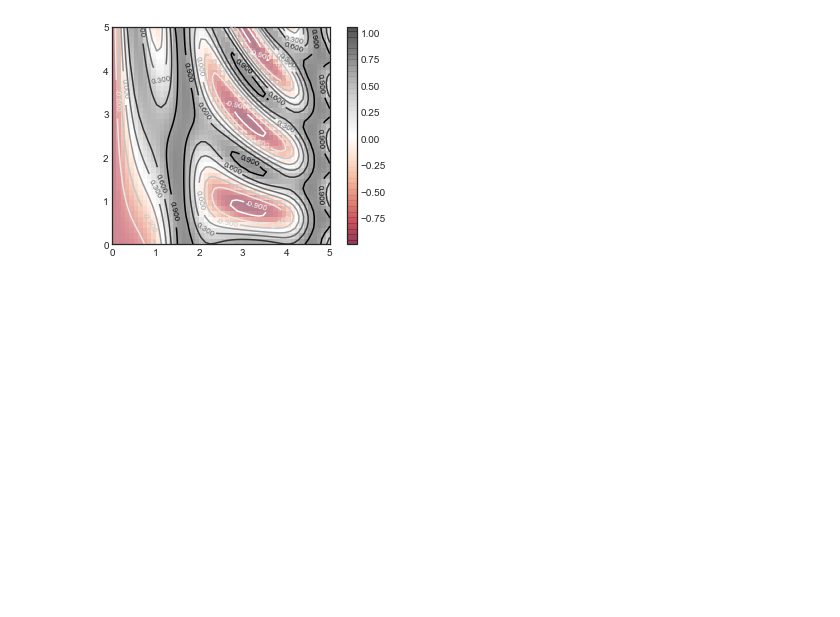
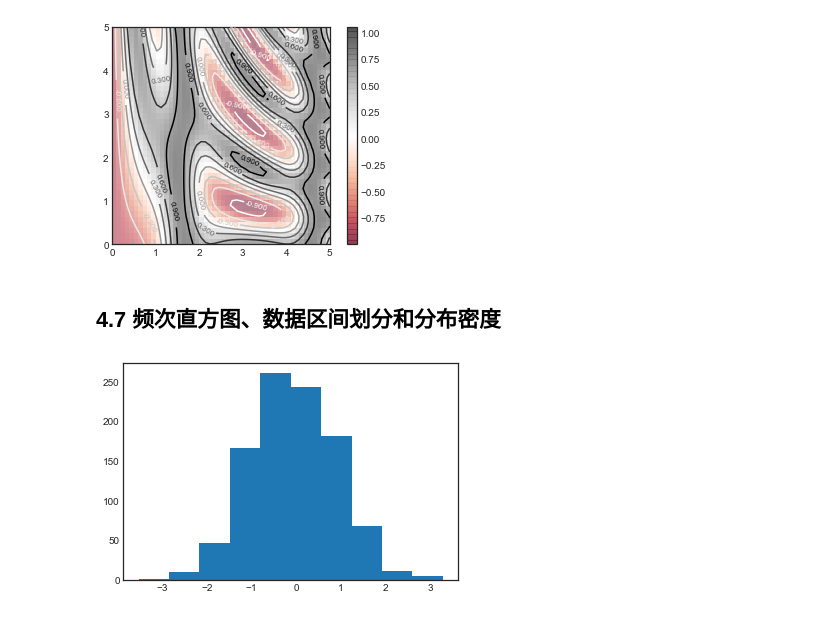
Before and after one commit to asa1525/Fking-ML, a Jupyter notebook: PyhtonDataScienceHandbook/4. Matplotlib.ipynb, the cells around one changed output. Drawn from its saved outputs; the diff is of its cells as text; code cells hidden in the pictures; blank space fills up the shorter version.

Commit message:
Book_Data

```diff
--- a/PyhtonDataScienceHandbook/4. Matplotlib.ipynb
+++ b/PyhtonDataScienceHandbook/4. Matplotlib.ipynb
@@ -366,3 +366,10 @@ plt.colorbar()
 # %% [output]
 <matplotlib.colorbar.Colorbar at 0x...>
 [figure]
+# %% [markdown]
+## 4.7 频次直方图、数据区间划分和分布密度
+# %%
+data = np.random.randn(1000)
+plt.hist(data);
+# %% [output]
+[figure, added]
```
Also changed, not shown: parts of 22 cells of this notebook, 8 other files.
